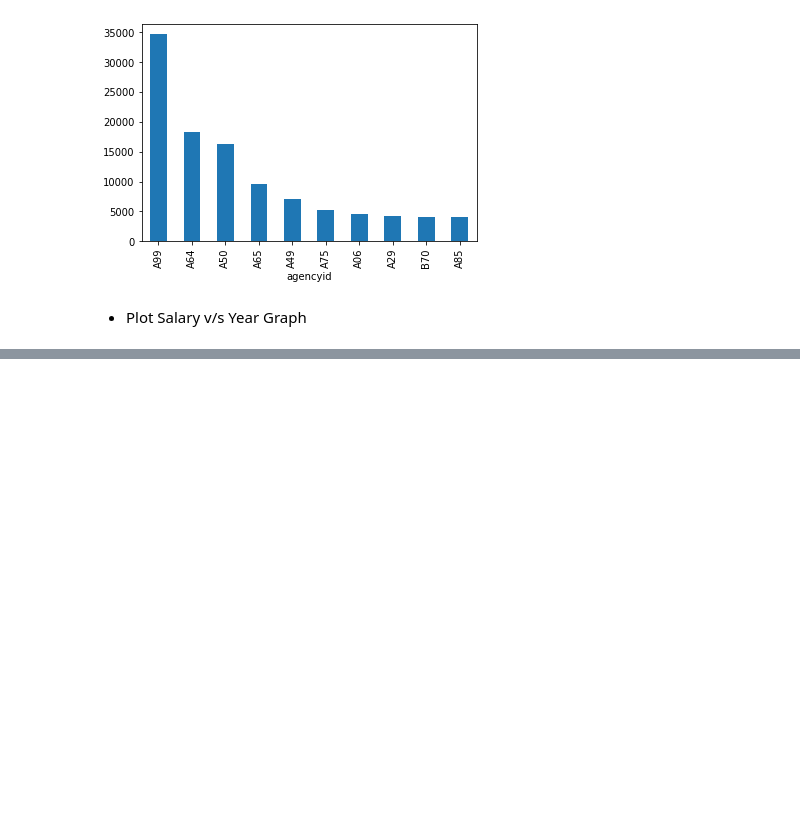
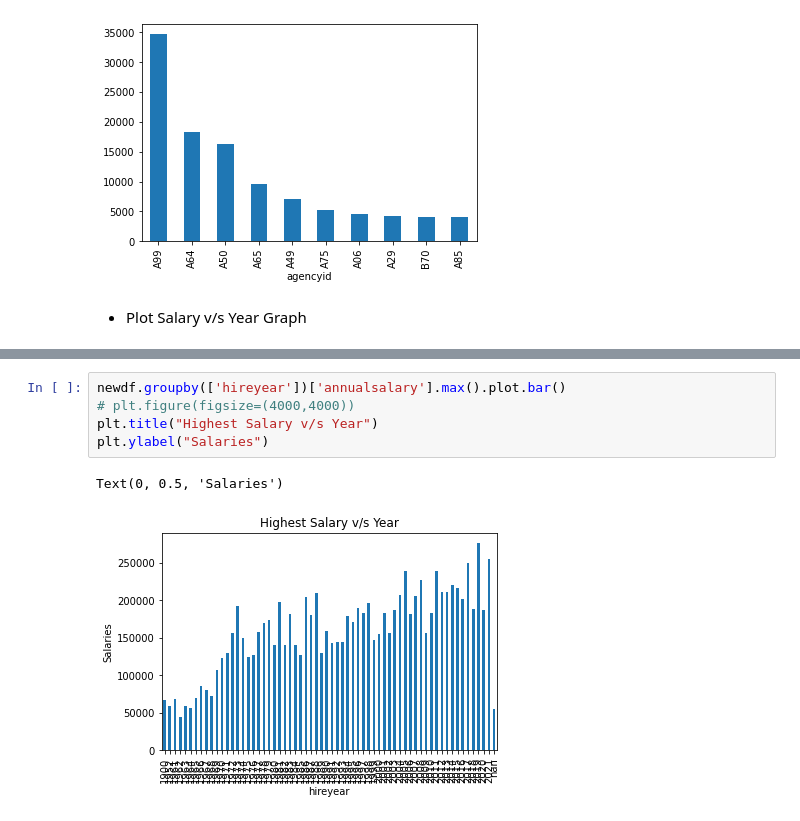
Before and after one commit to Naveen-Karanamu/Baltimore-Salary-Prediction, a Jupyter notebook: main.ipynb, the cells around one changed output, grey strips where cells are left out. Cells and saved outputs as stored; diff of their text form; blank space fills up the shorter version.

Commit message:
Plotted: Highest Salary v/s Hireyear

```diff
--- a/main.ipynb
+++ b/main.ipynb
@@ -526,3 +526,11 @@ newdff.head()
 | 2 | Aaron | G | Patricia | FACILITIES/OFFICE SERVICES II | Mayor's Office of Employment Deve... | A03 | 63457.0 | 1979-10-24 | ... |
 | 3 | Abadir | O | Adam | OPERATIONS OFFICER II | Health Department | A65 | 74299.0 | 2016-12-12 | ... |
 | 4 | Abaku | O | Aigbolosimuan | POLICE OFFICER EID | Police Department | A99 | 68226.0 | 2018-04-17 | ... |
+# %%
+newdf.groupby(['hireyear'])['annualsalary'].max().plot.bar()
+# plt.figure(figsize=(4000,4000))
+plt.title("Highest Salary v/s Year")
+plt.ylabel("Salaries")
+# %% [output]
+Text(0, 0.5, 'Salaries')
+[figure, added]
```
Also changed, not shown: parts of 1 cell of this notebook.
